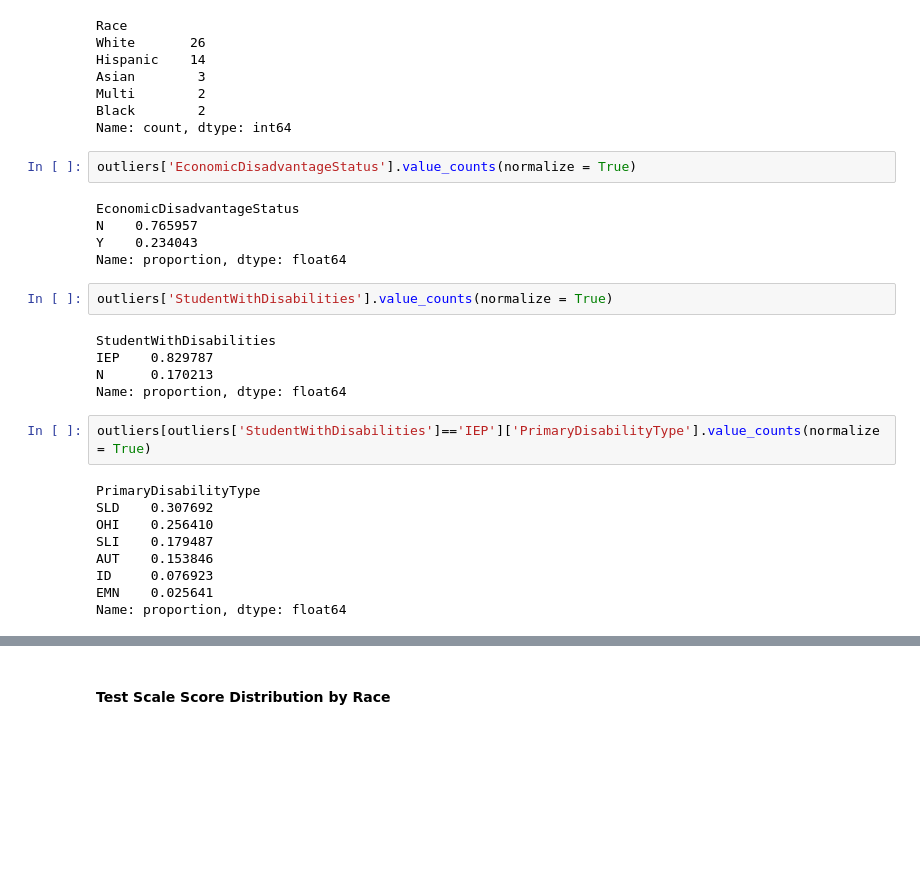
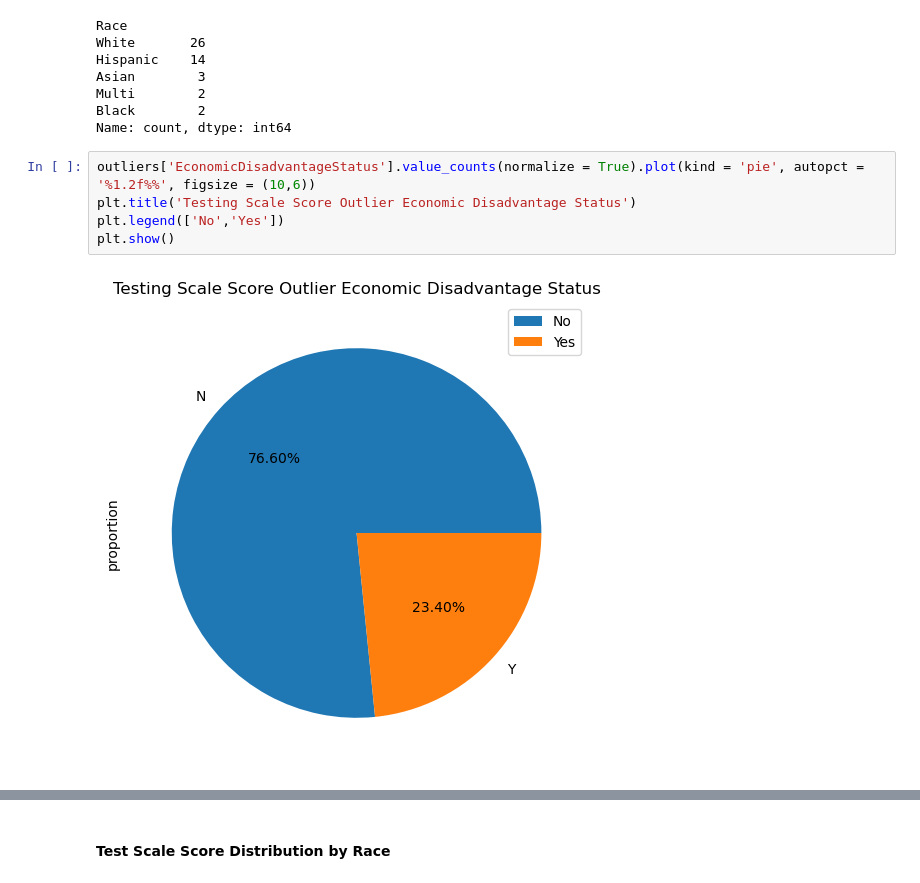
Before and after one commit to Scipio94/LEA-NJSLA-Spr-25-Analysis, a Jupyter notebook: NJSLA_Spr_25_MATH.ipynb, the cells around one changed output, grey strips where cells are left out. Cells and saved outputs as stored; diff of their text form; blank space fills up the shorter version.

```diff
--- a/NJSLA_Spr_25_MATH.ipynb
+++ b/NJSLA_Spr_25_MATH.ipynb
@@ -353,28 +352,10 @@ Asian        3
 Multi        2
 Black        2
 Name: count, dtype: int64
-# %%
-outliers['EconomicDisadvantageStatus'].value_counts(normalize = True)
-# %% [output]
-EconomicDisadvantageStatus
-N    0.765957
-Y    0.234043
-Name: proportion, dtype: float64
-# %%
-outliers['StudentWithDisabilities'].value_counts(normalize = True)
-# %% [output]
-StudentWithDisabilities
-IEP    0.829787
-N      0.170213
-Name: proportion, dtype: float64
-# %%
-outliers[outliers['StudentWithDisabilities']=='IEP']['PrimaryDisabilityType'].value_counts(normalize = True)
-# %% [output]
-PrimaryDisabilityType
-SLD    0.307692
-OHI    0.256410
-SLI    0.179487
-AUT    0.153846
-ID     0.076923
-EMN    0.025641
-Name: proportion, dtype: float64
+# %%
+outliers['EconomicDisadvantageStatus'].value_counts(normalize = True).plot(kind = 'pie', autopct = '%1.2f%%', figsize = (10,6))
+plt.title('Testing Scale Score Outlier Economic Disadvantage Status')
+plt.legend(['No','Yes'])
+plt.show()
+# %% [output]
+[figure, added]
```
Also changed, not shown: parts of 4 cells of this notebook, 1 other file.
